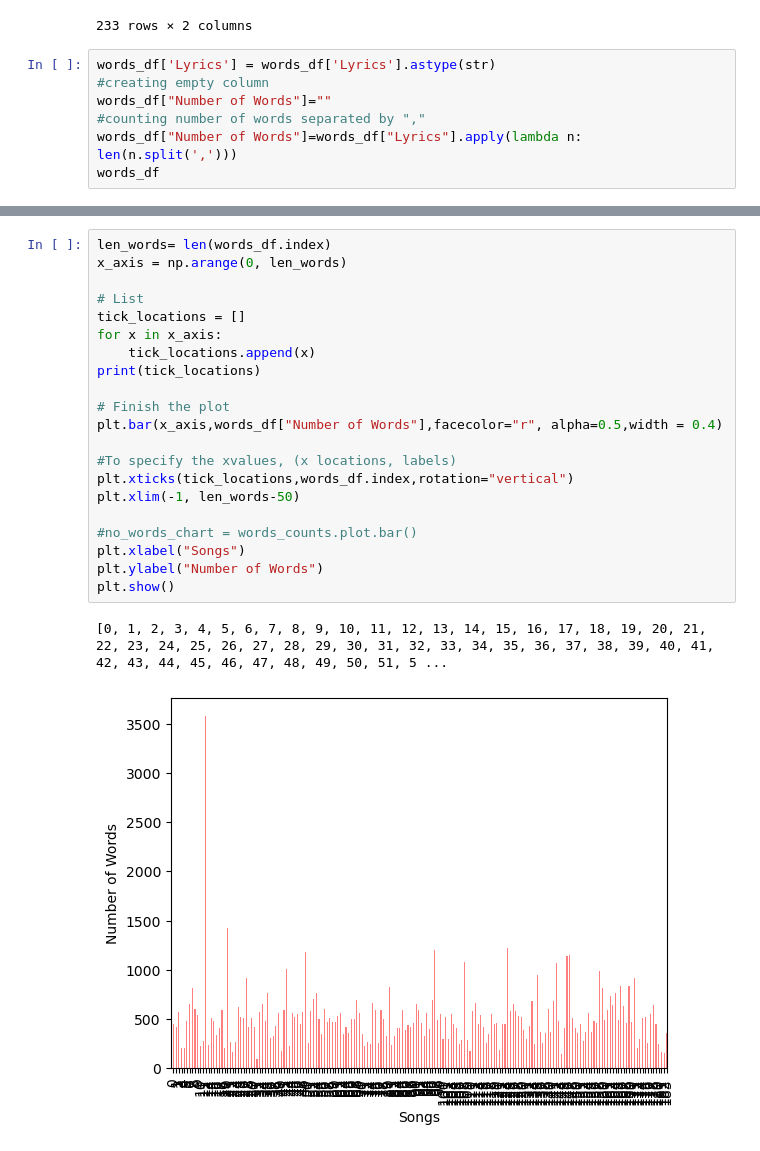
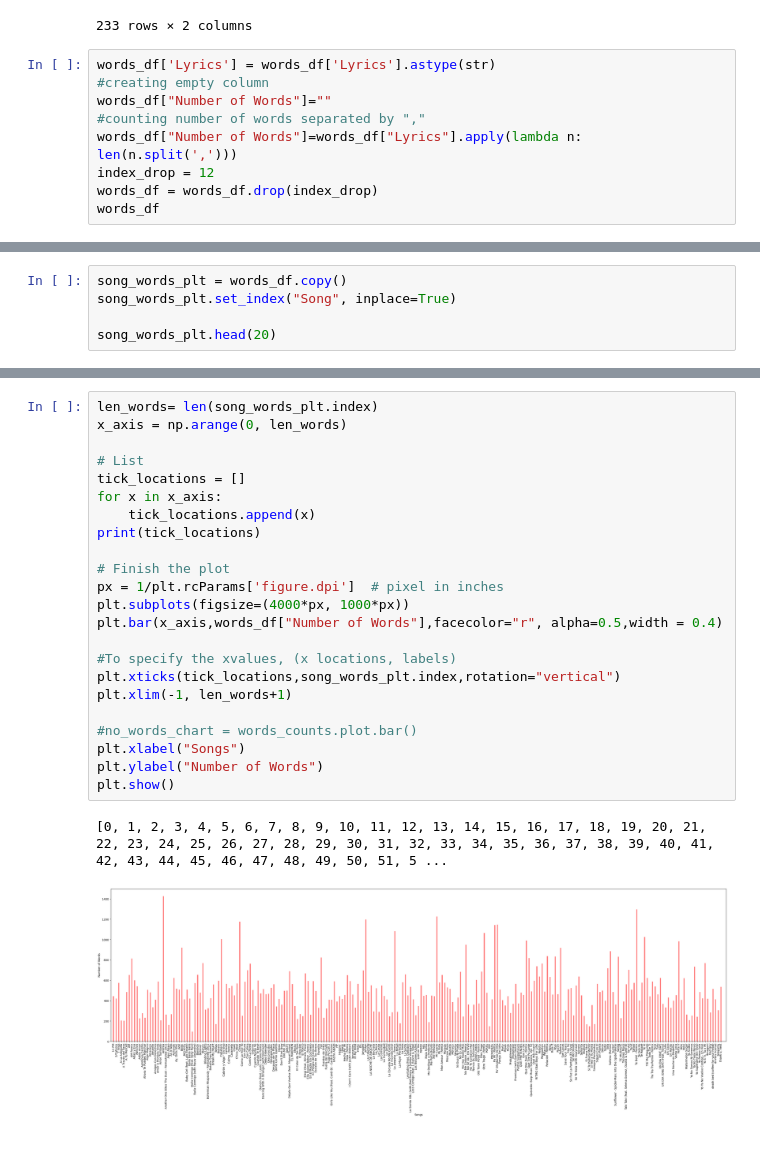
Before and after one commit to AlejandroChavezA00571497/project01, a Jupyter notebook: FinalCodes/statistical_analysis.ipynb, the cells around one changed output, grey strips where cells are left out. Drawn from its saved outputs; the diff is of its cells as text.

```diff
--- a/FinalCodes/statistical_analysis.ipynb
+++ b/FinalCodes/statistical_analysis.ipynb
@@ -124,6 +124,8 @@ words_df['Lyrics'] = words_df['Lyrics'].astype(str)
 words_df["Number of Words"]=""
 #counting number of words separated by ","
 words_df["Number of Words"]=words_df["Lyrics"].apply(lambda n: len(n.split(',')))
+index_drop = 12
+words_df = words_df.drop(index_drop)
 words_df
 # %% [output]
 |  | Song | Lyrics | Number of Words |
@@ -141,0 +144,5 @@ words_df
+# %%
+song_words_plt = words_df.copy()
+song_words_plt.set_index("Song", inplace=True)
+
+song_words_plt.head(20)
@@ -174,24 +200,26 @@ mt_df
 # %%
-len_words= len(words_df.index)
+len_words= len(song_words_plt.index)
 x_axis = np.arange(0, len_words)
 
 # List
 tick_locations = []
 for x in x_axis:
     tick_locations.append(x)
 print(tick_locations)
 
 # Finish the plot
+px = 1/plt.rcParams['figure.dpi']  # pixel in inches
+plt.subplots(figsize=(4000*px, 1000*px))
 plt.bar(x_axis,words_df["Number of Words"],facecolor="r", alpha=0.5,width = 0.4)
 
 #To specify the xvalues, (x locations, labels)
-plt.xticks(tick_locations,words_df.index,rotation="vertical")
-plt.xlim(-1, len_words-50)
+plt.xticks(tick_locations,song_words_plt.index,rotation="vertical")
+plt.xlim(-1, len_words+1)
 
 #no_words_chart = words_counts.plot.bar()
 plt.xlabel("Songs")
 plt.ylabel("Number of Words")
 plt.show()
 # %% [output]
 [0, 1, 2, 3, 4, 5, 6, 7, 8, 9, 10, 11, 12, 13, 14, 15, 16, 17, 18, 19, 20, 21, 22, 23, 24, 25, 26, 27, 28, 29, 30, 31, 32, 33, 34, 35, 36, 37, 38, 39, 40, 41, 42, 43, 44, 45, 46, 47, 48, 49, 50, 51, 5 ...
-[figure, old version]
+[figure, new version]
```
Also changed, not shown: parts of 11 cells of this notebook, 4 other files.
